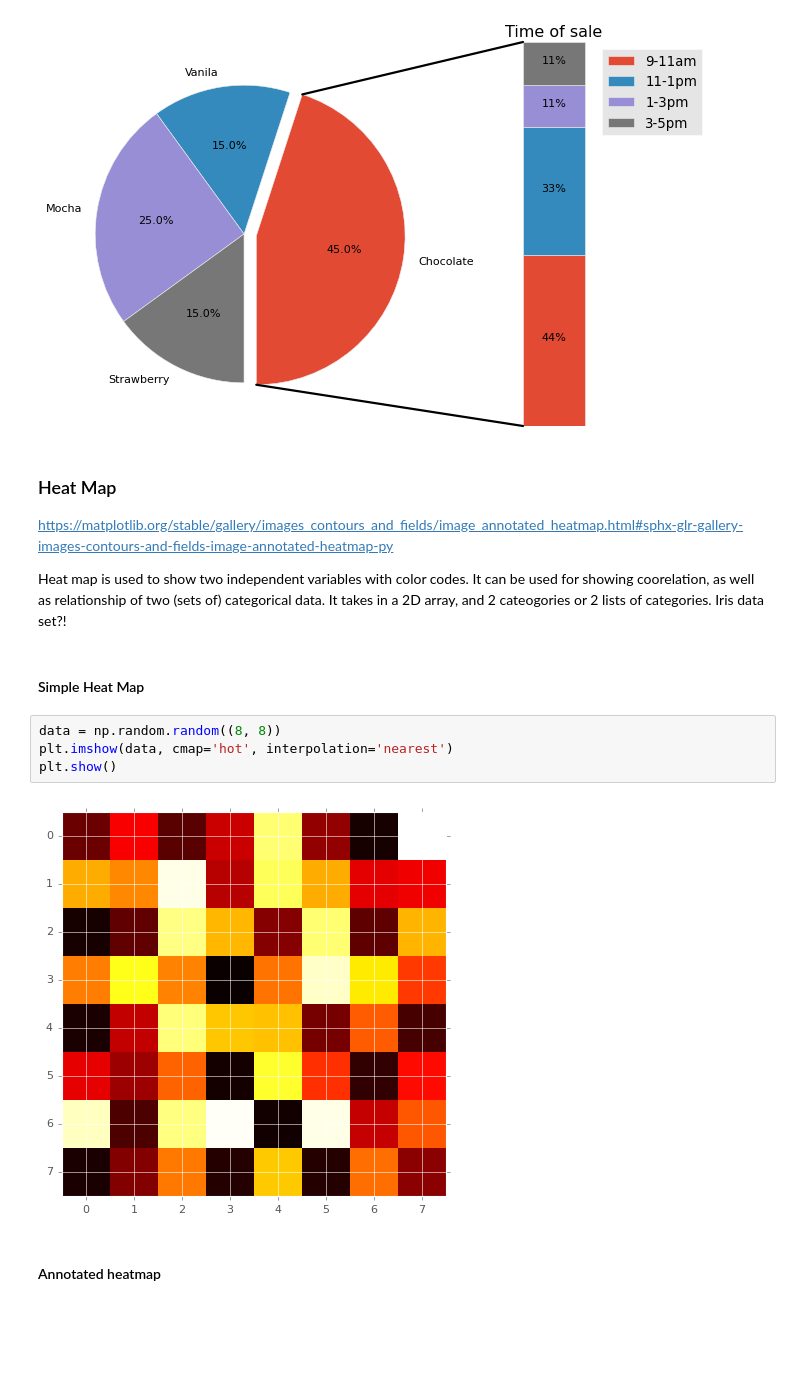
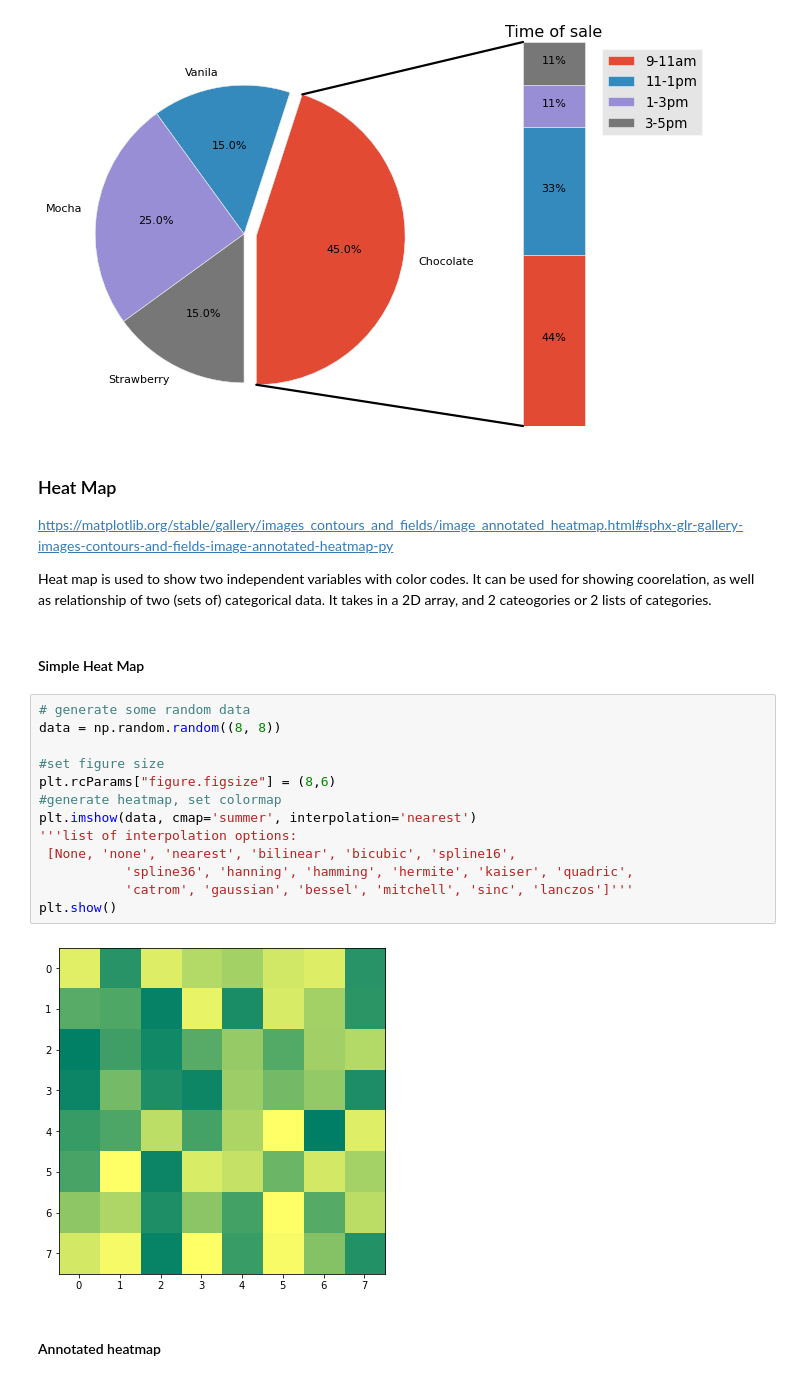
Before and after one commit to HazelIP/Fundamental_DA, a Jupyter notebook: pyplot/pyplot.ipynb, the cells around one changed output. Drawn from its saved outputs; the diff is of its cells as text; blank space fills up the shorter version.

Commit message:
heat map intro, codes and plots, need tidy up and ref

```diff
--- a/pyplot/pyplot.ipynb
+++ b/pyplot/pyplot.ipynb
@@ -338,15 +338,23 @@ plt.show()
 https://matplotlib.org/stable/gallery/images_contours_and_fields/image_annotated_heatmap.html#sphx-glr-gallery-images-contours-and-fields-image-annotated-heatmap-py
 
 Heat map is used to show two independent variables with color codes. It can be used for showing coorelation, as well as relationship of two (sets of) categorical data. It takes in a 2D array, and 2 cateogories or 2 lists of categories.
-Iris data set?!
 # %% [markdown]
 #### Simple Heat Map
 # %%
+# generate some random data
 data = np.random.random((8, 8))
-plt.imshow(data, cmap='hot', interpolation='nearest')
+
+#set figure size
+plt.rcParams["figure.figsize"] = (8,6)
+#generate heatmap, set colormap
+plt.imshow(data, cmap='summer', interpolation='nearest')
+'''list of interpolation options:
+ [None, 'none', 'nearest', 'bilinear', 'bicubic', 'spline16',
+           'spline36', 'hanning', 'hamming', 'hermite', 'kaiser', 'quadric',
+           'catrom', 'gaussian', 'bessel', 'mitchell', 'sinc', 'lanczos']'''
 plt.show()
 # %% [output]
-[figure, old version]
+[figure, new version]
 # %% [markdown]
 #### Annotated heatmap
 # %%
```
Also changed, not shown: parts of 1 cell of this notebook.
